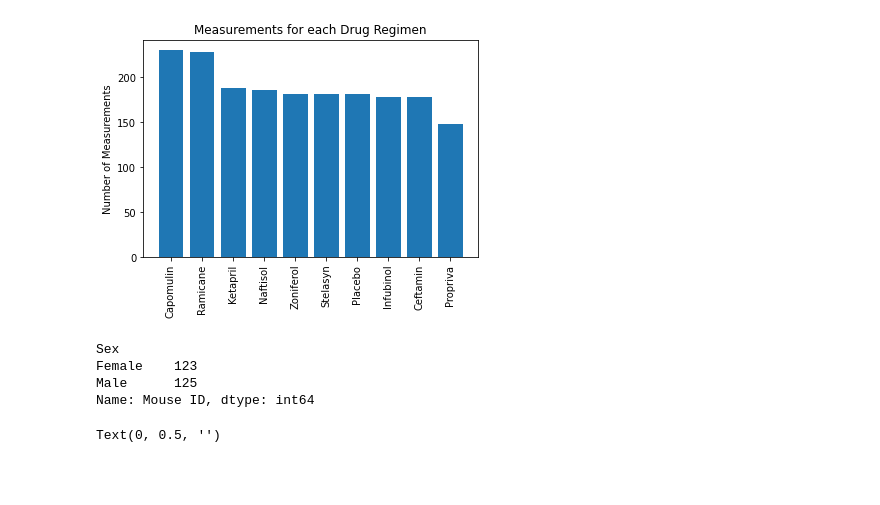
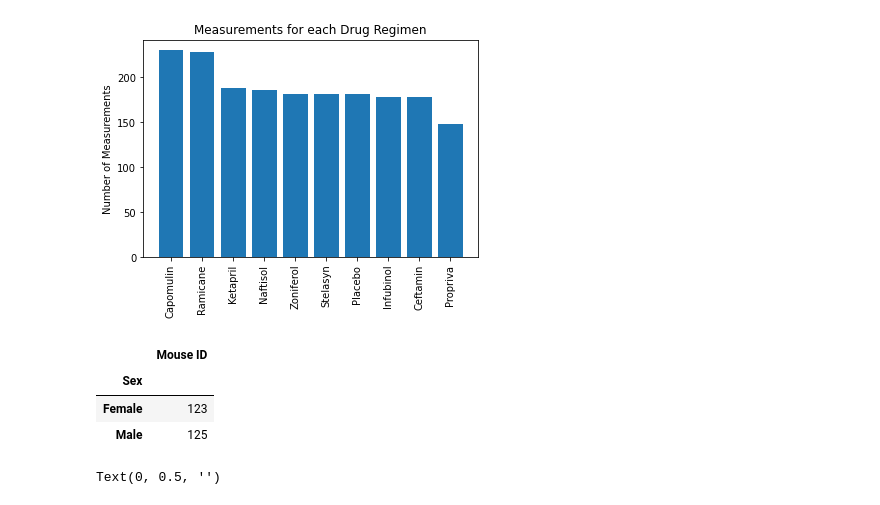
Before and after one commit to bgalde-dev/matplotlib-challenge, a Jupyter notebook: Pymaceuticals/pymaceuticals.ipynb, the cells around one changed output. Cells and saved outputs as stored; diff of their text form; code cells hidden in the pictures; blank space fills up the shorter version.

```diff
--- a/Pymaceuticals/pymaceuticals.ipynb
+++ b/Pymaceuticals/pymaceuticals.ipynb
@@ -211,13 +213,14 @@ plt.show()
 # %%
 # Generate the data for the distibution by sex
 # TODO Make output nice
 sex_data = clean_mice_data.groupby('Sex')['Mouse ID'].nunique()
-sex_data
+sex_df = sex_data.to_frame()
+sex_df
 # %% [output]
-Sex
-Female    123
-Male      125
-Name: Mouse ID, dtype: int64
+|  | Mouse ID |
+| Sex |  |
+| Female | 123 |
+| Male | 125 |
 # %%
 # Generate a pie plot showing the distribution of female versus male mice using pandas
 # TODO Make Title size 15
```
Also changed, not shown: parts of 6 cells of this notebook, 1 other file.
